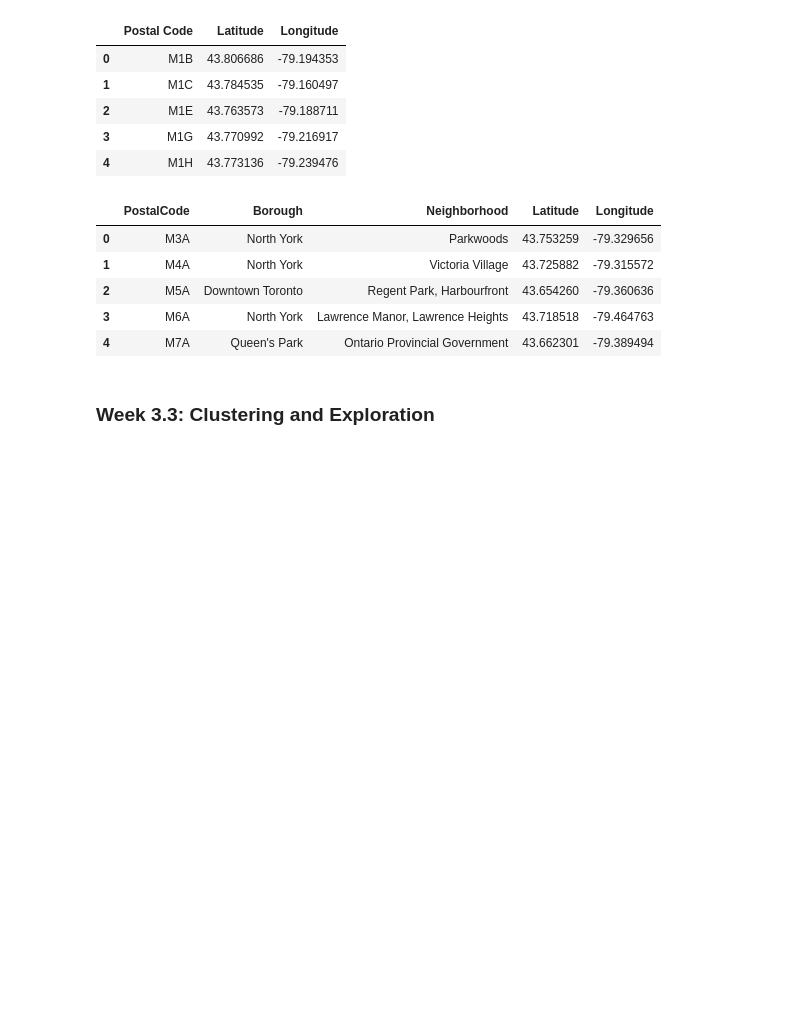
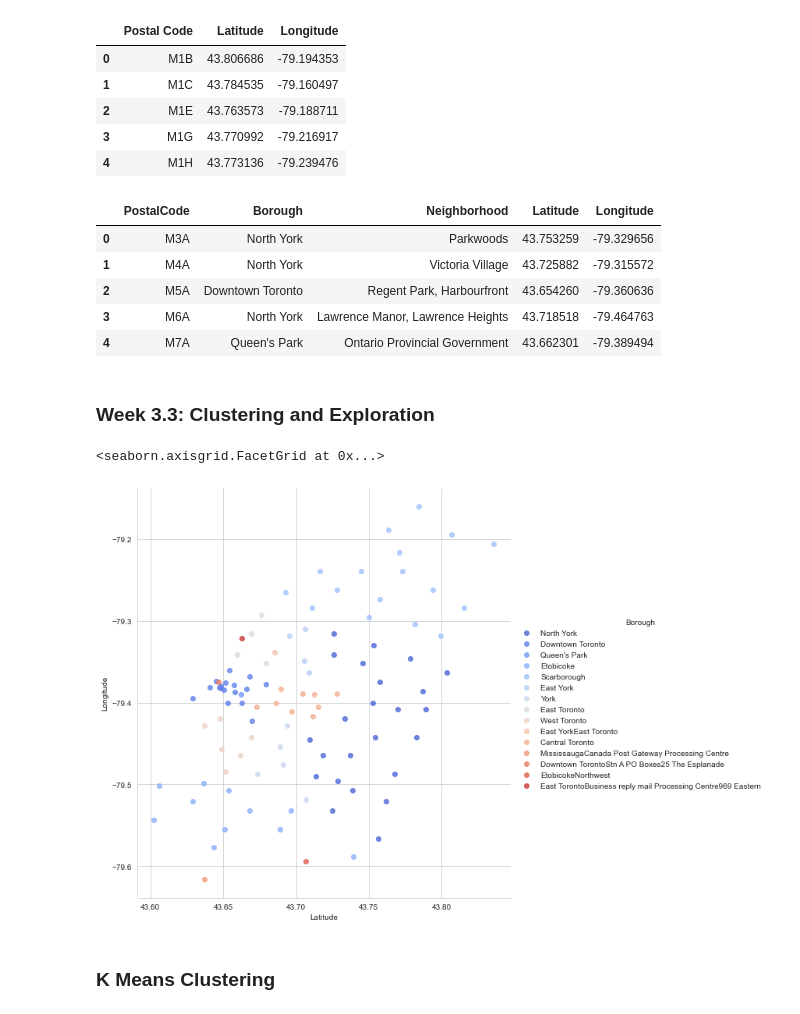
Before and after one commit to angelina-rose/IBM-Capstone, a Jupyter notebook: IBM Capstone Week 3.ipynb, the cells around one changed output. Saved outputs shown, nothing was run; the diff lists cells and outputs as text; code cells hidden in the pictures; blank space fills up the shorter version.

```diff
--- a/IBM Capstone Week 3.ipynb
+++ b/IBM Capstone Week 3.ipynb
@@ -102,0 +77,8 @@ map_toronto
+# %%
+sns.set_style("whitegrid")
+sns.lmplot(x='Latitude',y='Longitude',data=df,hue='Borough',fit_reg=False,height=8,palette='coolwarm')
+# %% [output]
+<seaborn.axisgrid.FacetGrid at 0x...>
+[figure, added]
+# %% [markdown]
+### K Means Clustering
```
Also changed, not shown: parts of 19 cells of this notebook.
